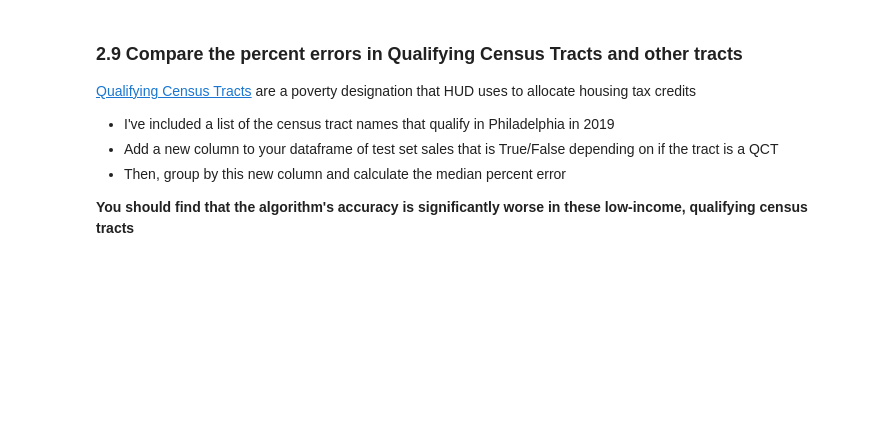
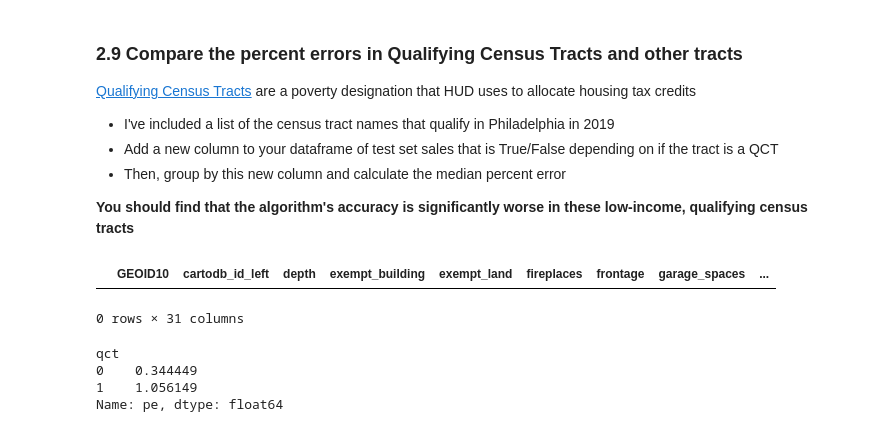
Before and after one commit to yhp92/assignment-7, a Jupyter notebook: assignment-7.ipynb, the cells around one changed output. Saved outputs shown, nothing was run; the diff lists cells and outputs as text; code cells hidden in the pictures; blank space fills up the shorter version.

```diff
--- a/assignment-7.ipynb
+++ b/assignment-7.ipynb
@@ -315,0 +484,5 @@ qct = ['5',
+# %%
+singl_fml_pe[singl_fml_pe["GEOID10"] == "42101311010"]
+# %% [output]
+|  | GEOID10 | cartodb_id_left | depth | exempt_building | exempt_land | fireplaces | frontage | garage_spaces | ... |
+0 rows × 31 columns
@@ -315,0 +491,7 @@ qct = ['5',
+# %%
+singl_fml_pe.groupby('qct')['pe'].mean()
+# %% [output]
+qct
+0    0.344449
+1    1.056149
+Name: pe, dtype: float64
```
Also changed, not shown: parts of 48 cells of this notebook.
